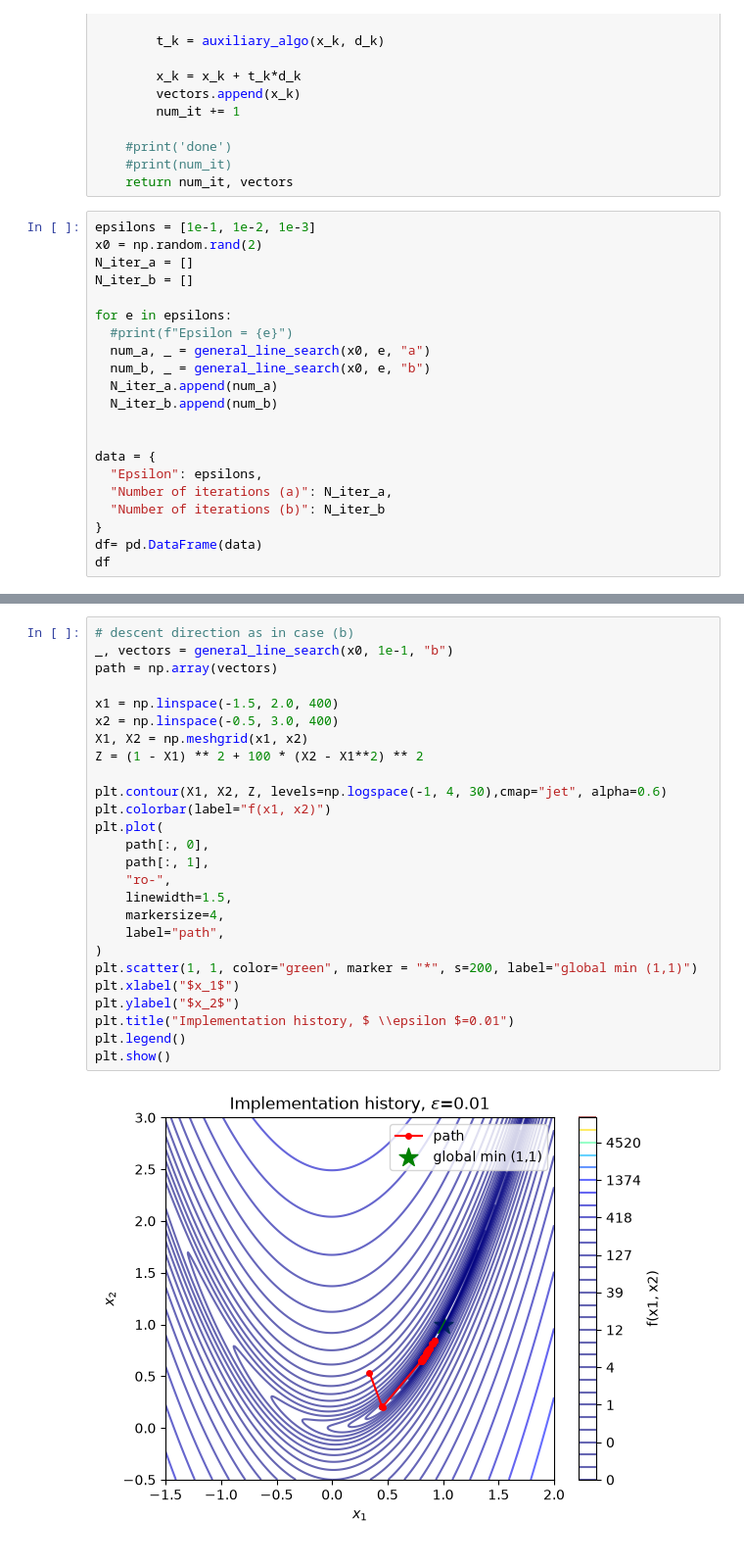
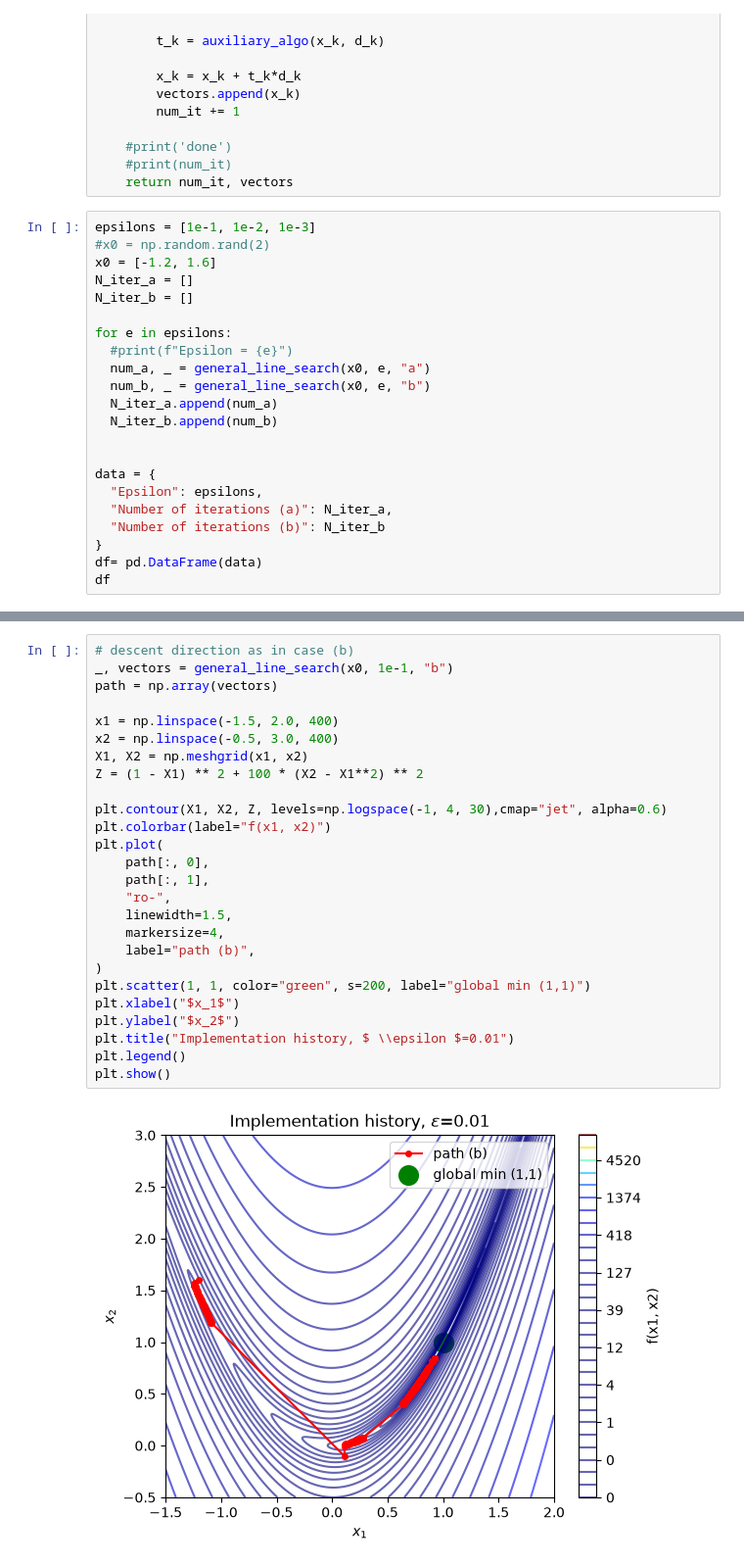
Before and after one commit to leilamokrovic1/Nonlinear-Optimization, a Jupyter notebook: pbm_s_6_ex_30.ipynb, the cells around one changed output, grey strips where cells are left out. Shown at 98% size. Drawn from its saved outputs; the diff is of its cells as text.

```diff
--- a/pbm_s_6_ex_30.ipynb
+++ b/pbm_s_6_ex_30.ipynb
@@ -75,7 +85,8 @@ def general_line_search(x0, epsilon, descent_direction = "a"):
     return num_it, vectors
 # %%
 epsilons = [1e-1, 1e-2, 1e-3]
-x0 = np.random.rand(2)
+#x0 = np.random.rand(2)
+x0 = [-1.2, 1.6]
 N_iter_a = []
 N_iter_b = []
 
@@ -130,28 +141,28 @@ plt.show()
 # %%
 # descent direction as in case (b)
 _, vectors = general_line_search(x0, 1e-1, "b")
 path = np.array(vectors)
 
 x1 = np.linspace(-1.5, 2.0, 400)
 x2 = np.linspace(-0.5, 3.0, 400)
 X1, X2 = np.meshgrid(x1, x2)
 Z = (1 - X1) ** 2 + 100 * (X2 - X1**2) ** 2
 
 plt.contour(X1, X2, Z, levels=np.logspace(-1, 4, 30),cmap="jet", alpha=0.6)
 plt.colorbar(label="f(x1, x2)")
 plt.plot(
     path[:, 0],
     path[:, 1],
     "ro-",
     linewidth=1.5,
     markersize=4,
-    label="path",
+    label="path (b)",
 )
-plt.scatter(1, 1, color="green", marker = "*", s=200, label="global min (1,1)")
+plt.scatter(1, 1, color="green", s=200, label="global min (1,1)")
 plt.xlabel("$x_1$")
 plt.ylabel("$x_2$")
 plt.title("Implementation history, $ \\epsilon $=0.01")
 plt.legend()
 plt.show()
 # %% [output]
-[figure, old version]
+[figure, new version]
```
Also changed, not shown: parts of 3 cells of this notebook, 1 other file.
